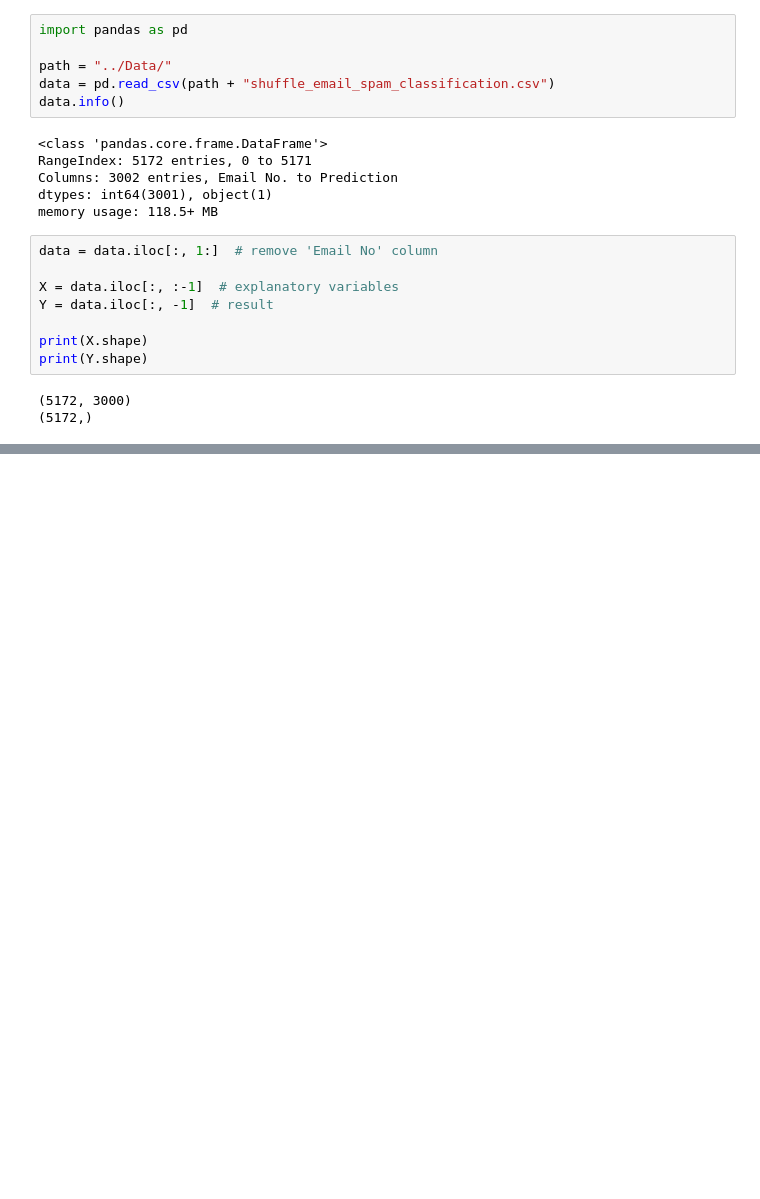
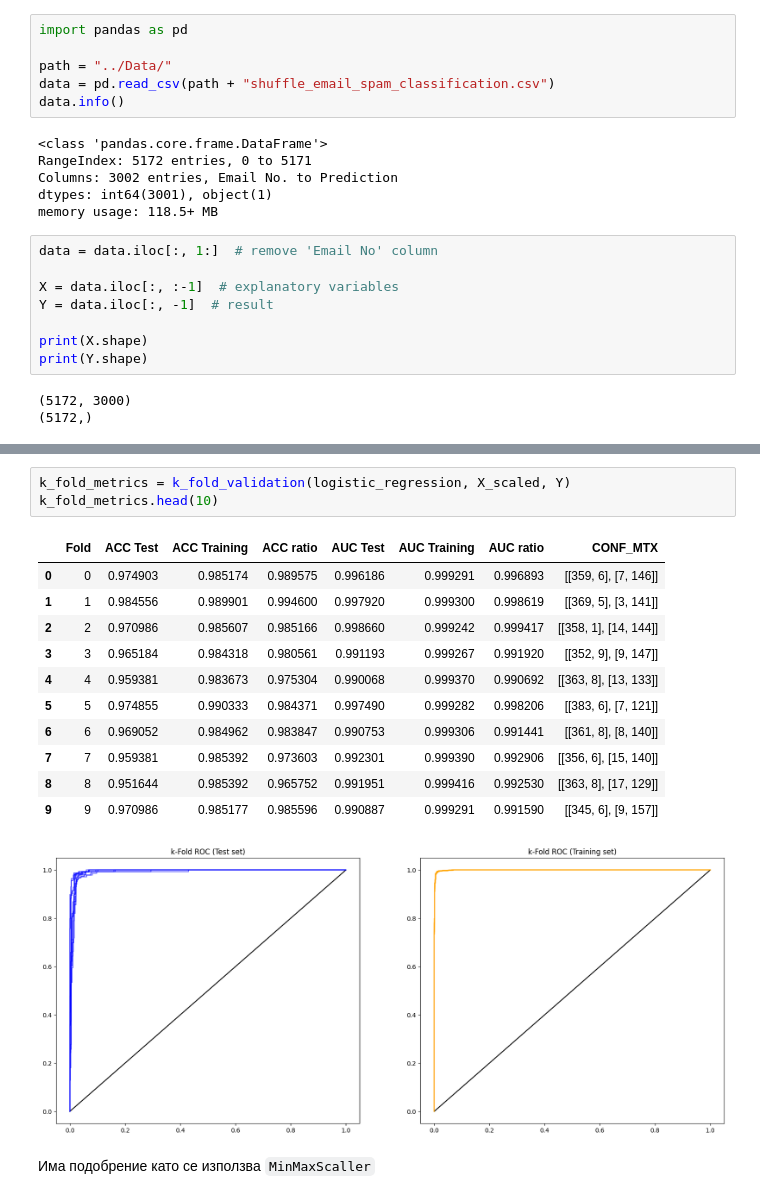
Before and after one commit to Exonault/TechnicalUniversityMastersProject, a Jupyter notebook: MachineLearning/MachineLearning/Notebooks/Project.ipynb, the cells around one changed output, grey strips where cells are left out. Saved outputs shown, nothing was run; the diff lists cells and outputs as text; blank space fills up the shorter version.

```diff
--- a/MachineLearning/MachineLearning/Notebooks/Project.ipynb
+++ b/MachineLearning/MachineLearning/Notebooks/Project.ipynb
@@ -145,0 +220,18 @@ def kFoldValidation(classifier, X, Y):
+# %%
+k_fold_metrics = k_fold_validation(logistic_regression, X_scaled, Y)
+k_fold_metrics.head(10)
+# %% [output]
+|  | Fold | ACC Test | ACC Training | ACC ratio | AUC Test | AUC Training | AUC ratio | CONF_MTX |
+| 0 | 0 | 0.974903 | 0.985174 | 0.989575 | 0.996186 | 0.999291 | 0.996893 | [[359, 6], [7, 146]] |
+| 1 | 1 | 0.984556 | 0.989901 | 0.994600 | 0.997920 | 0.999300 | 0.998619 | [[369, 5], [3, 141]] |
+| 2 | 2 | 0.970986 | 0.985607 | 0.985166 | 0.998660 | 0.999242 | 0.999417 | [[358, 1], [14, 144]] |
+| 3 | 3 | 0.965184 | 0.984318 | 0.980561 | 0.991193 | 0.999267 | 0.991920 | [[352, 9], [9, 147]] |
+| 4 | 4 | 0.959381 | 0.983673 | 0.975304 | 0.990068 | 0.999370 | 0.990692 | [[363, 8], [13, 133]] |
+| 5 | 5 | 0.974855 | 0.990333 | 0.984371 | 0.997490 | 0.999282 | 0.998206 | [[383, 6], [7, 121]] |
+| 6 | 6 | 0.969052 | 0.984962 | 0.983847 | 0.990753 | 0.999306 | 0.991441 | [[361, 8], [8, 140]] |
+| 7 | 7 | 0.959381 | 0.985392 | 0.973603 | 0.992301 | 0.999390 | 0.992906 | [[356, 6], [15, 140]] |
+| 8 | 8 | 0.951644 | 0.985392 | 0.965752 | 0.991951 | 0.999416 | 0.992530 | [[363, 8], [17, 129]] |
+| 9 | 9 | 0.970986 | 0.985177 | 0.985596 | 0.990887 | 0.999291 | 0.991590 | [[345, 6], [9, 157]] |
+[figure, added]
+# %% [markdown]
+Има подобрение като се използва `MinMaxScaller`
```
Also changed, not shown: parts of 30 cells of this notebook.
